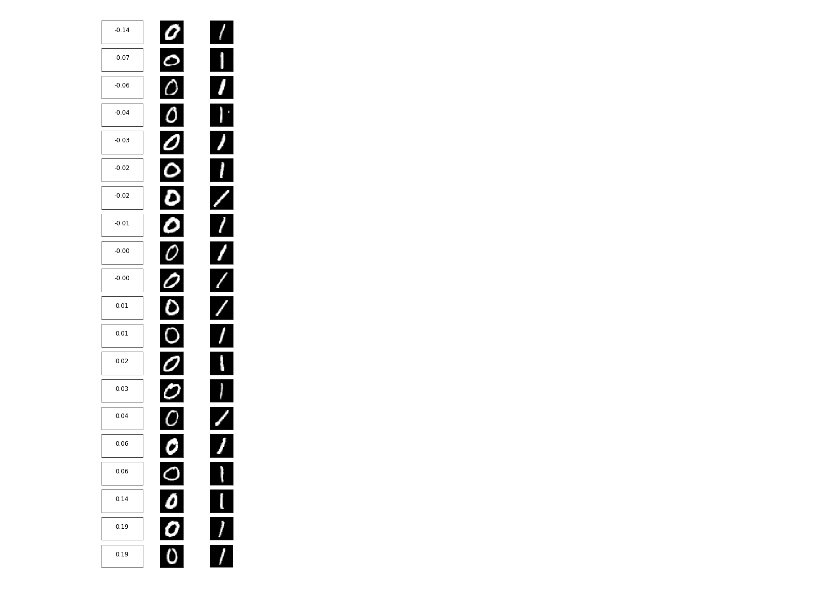
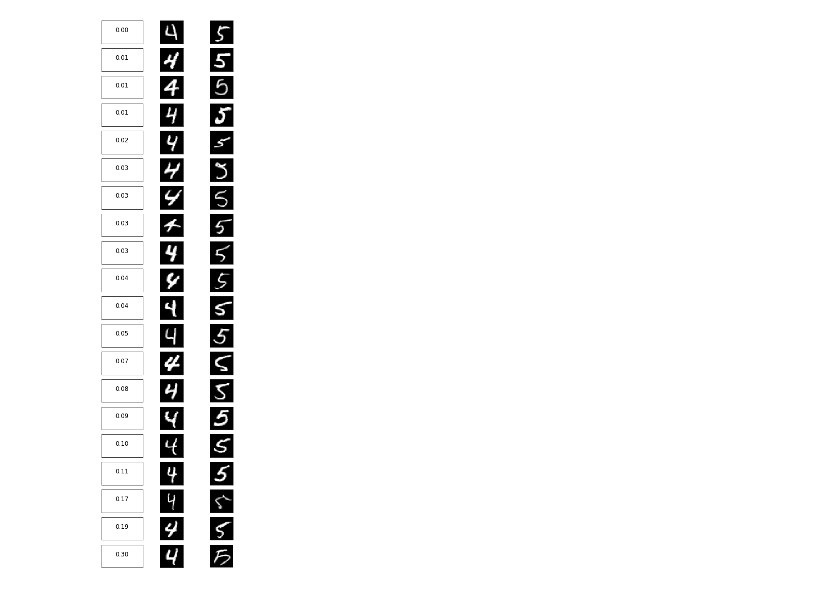
Before and after one commit to DuaneNielsen/similarity, a Jupyter notebook: similarity.ipynb, the cells around one changed output. Drawn from its saved outputs; the diff is of its cells as text; code cells hidden in the pictures.

```diff
--- a/similarity.ipynb
+++ b/similarity.ipynb
@@ -11,5 +12,5 @@ from utils.viewer import make_grid
 # %%
-args = config(['--config', 'configs/mnist_small.yaml', '--load', 'data/models/autoencoders/mnist/mnist_small/run_8/best'])
+args = config(['--config', 'configs/mnist_smaller.yaml', '--load', 'data/models/autoencoders/mnist/mnist_small/run_39/best'])
 torch.cuda.set_device(args.device)
 
 """ data """
@@ -34,7 +35,7 @@ sim_stats = torch.zeros(len(batch), len(batch))
 
 for numeral_left in tqdm(batch):
     for numeral_right in batch:
-        length = min(len(batch[numeral_left]), len(batch[numeral_right]), 5)
+        length = min(len(batch[numeral_left]), len(batch[numeral_right]), 10)
         left = torch.stack(sample(batch[numeral_left], length)).to(args.device)
         right = torch.stack(sample(batch[numeral_right], length)).to(args.device)
         sim_stats[numeral_left, numeral_right] = similarity.similarity_trace_mean(auto_encoder.encoder,
@@ -46,15 +49,24 @@ plt.show()
 # %%
-def plot_images(s, left, right):
-    items = zip(s, left, right)
+def plot_images(s, left, right, diag=None):
+
+    if diag is not None:
+        items = zip(s, left, right, diag)
+    else:
+        items = zip(s, left, right)
+
     items = sorted(items, key=lambda sim:sim[0])
-
-    fig, ax = plt.subplots(s.size(0),3, figsize=(5, s.size(0)))
+    columns = 4 if diag is not None else 3
+    width = 4 if diag is None else  4 + len(diag)
+    fig, ax = plt.subplots(s.size(0),columns, figsize=(width, s.size(0)))
 
     for i, x in enumerate(items):
         ax[i][0].text(0.5, 0.5, f'{x[0].item():.2f}', fontsize=12, horizontalalignment='center')
         ax[i][1].imshow(x[1].detach().cpu().squeeze(), cmap='gray')
         ax[i][2].imshow(x[2].detach().cpu().squeeze(), cmap='gray')
-        for j in range(3):
+        if diag is not None:
+            diag_str = [f'{d.item():.2f}' for d in x[3]]
+            ax[i][3].text(0.5, 0.5, f'{diag_str}', fontsize=12, horizontalalignment='center')
+        for j in range(columns):
             ax[i][j].get_xaxis().set_visible(False) # this removes the ticks and numbers for x axis
             ax[i][j].get_yaxis().set_visible(False) # this removes the ticks and numbers for y axis
 
@@ -63,11 +88,12 @@ def plot_images(s, left, right):
 # %%
 length = 20
-left = torch.stack(sample(batch[0], length)).to(args.device)
-right = torch.stack(sample(batch[1], length)).to(args.device)
+left = torch.stack(sample(batch[4], length)).to(args.device)
+right = torch.stack(sample(batch[5], length)).to(args.device)
 
 s = similarity.similarity_trace_mean(auto_encoder.encoder,
                                     left.flatten(start_dim=1),
                                     right.flatten(start_dim=1))
-plot_images(s, left, right)
+
+plot_images(torch.abs(s), left, right)
 # %% [output]
-[figure, old version]
+[figure, new version]
```
Also changed, not shown: parts of 4 cells of this notebook, 4 other files.
